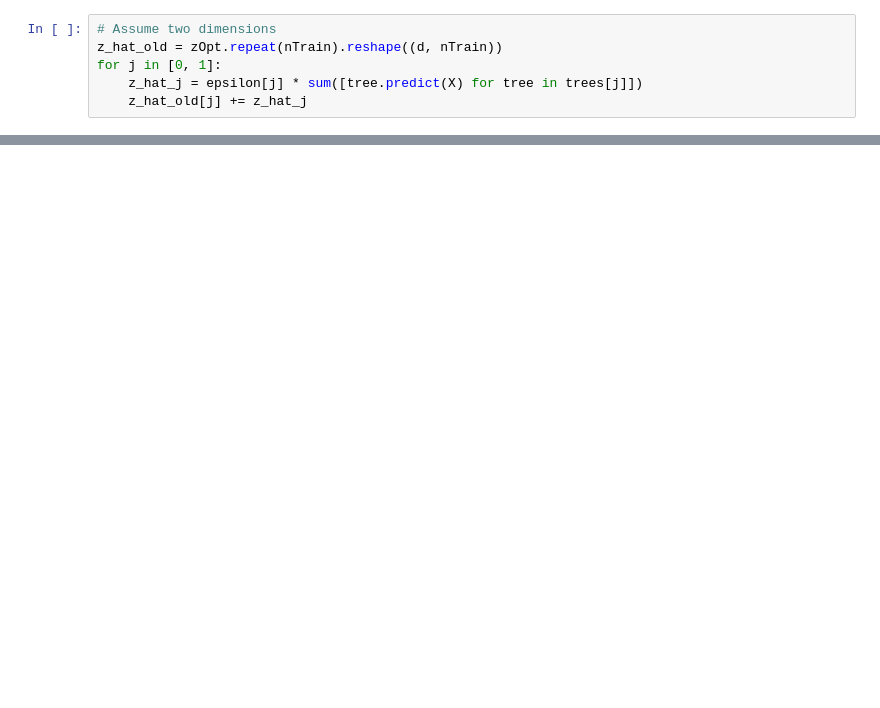
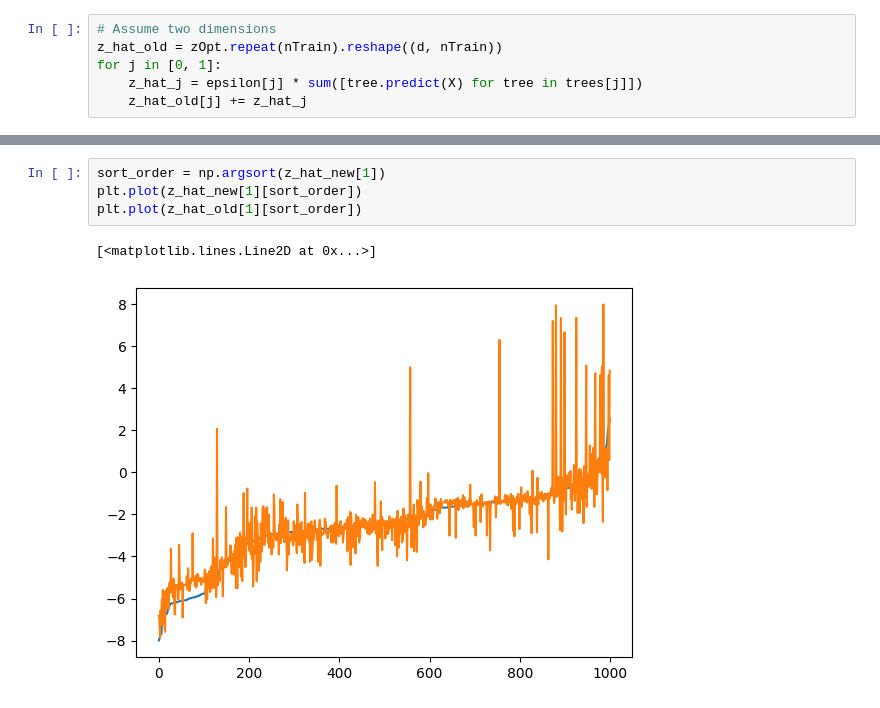
Before and after one commit to henningzakrisson/cyc-gbm, a Jupyter notebook: notebooks/verify_cyc_gbm_loss.ipynb, the cells around one changed output, grey strips where cells are left out. Drawn from its saved outputs; the diff is of its cells as text; blank space fills up the shorter version.

```diff
--- a/notebooks/verify_cyc_gbm_loss.ipynb
+++ b/notebooks/verify_cyc_gbm_loss.ipynb
@@ -181,0 +173,7 @@ array([[0.25266557],
+# %%
+sort_order = np.argsort(z_hat_new[1])
+plt.plot(z_hat_new[1][sort_order])
+plt.plot(z_hat_old[1][sort_order])
+# %% [output]
+[<matplotlib.lines.Line2D at 0x...>]
+[figure, added]
```
Also changed, not shown: parts of 12 cells of this notebook, 2 other files.
